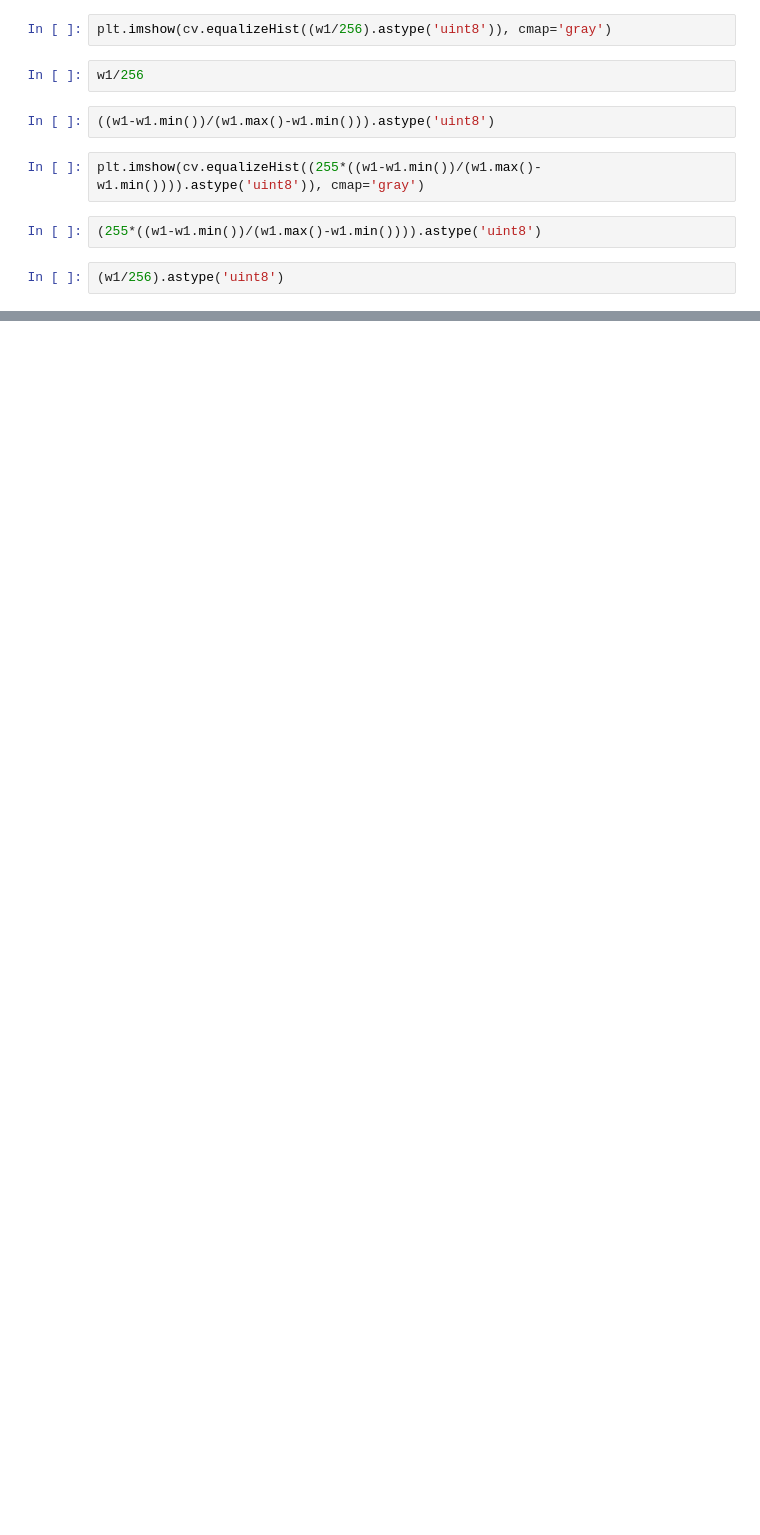
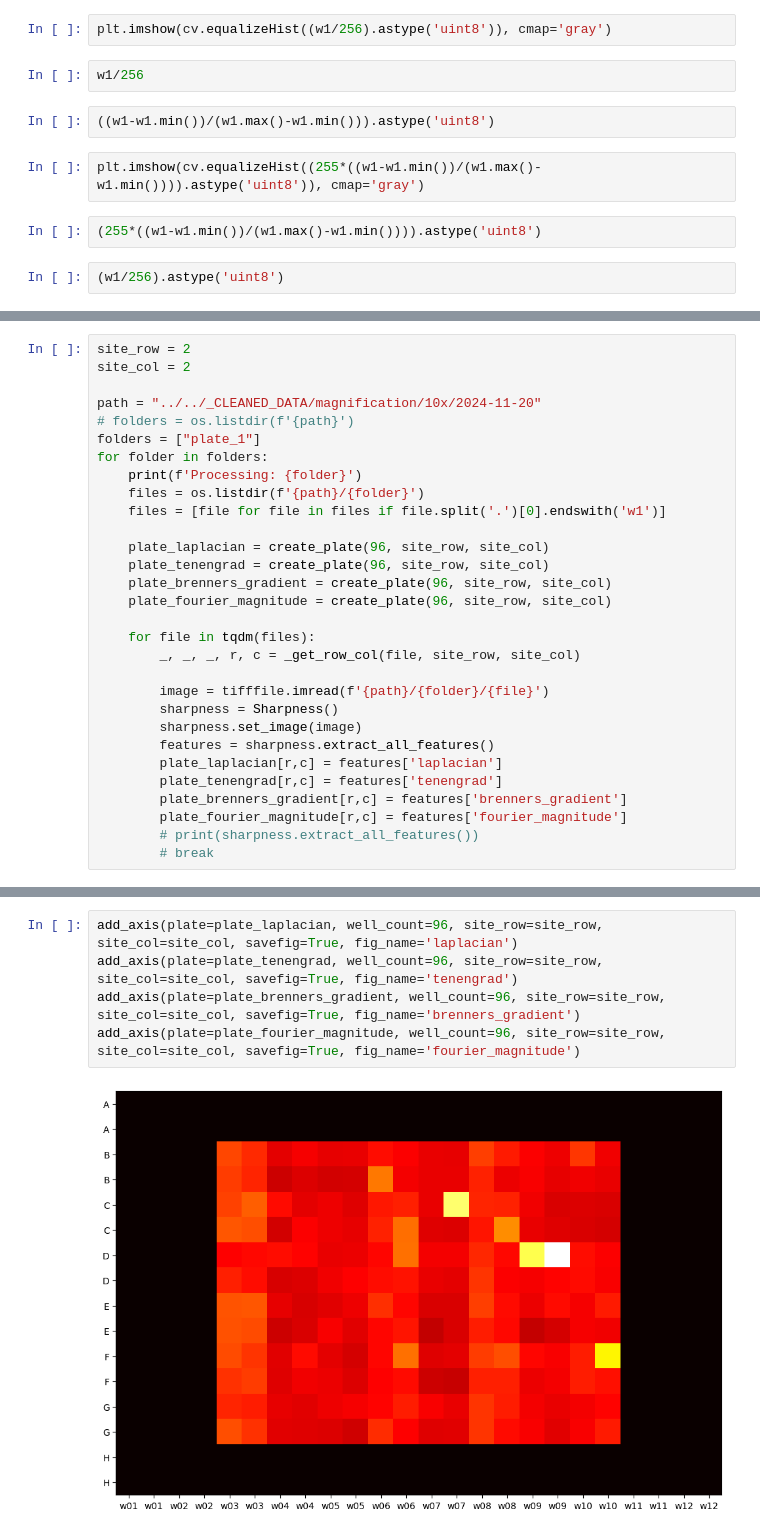
Before and after one commit to HMS-IAC/dashai, a Jupyter notebook: scripts/cell_count.ipynb, the cells around one changed output, grey strips where cells are left out. Saved outputs shown, nothing was run; the diff lists cells and outputs as text; blank space fills up the shorter version.

```diff
--- a/scripts/cell_count.ipynb
+++ b/scripts/cell_count.ipynb
@@ -239,0 +378,30 @@ plt.imshow(cv.equalizeHist((255*((w1-w1.min())/(w1.max()-w1.min()))).astype('uin
+# %%
+site_row = 2
+site_col = 2
+
+path = "../../_CLEANED_DATA/magnification/10x/2024-11-20"
+# folders = os.listdir(f'{path}')
+folders = ["plate_1"]
+for folder in folders:
+    print(f'Processing: {folder}')
+    files = os.listdir(f'{path}/{folder}')
+    files = [file for file in files if file.split('.')[0].endswith('w1')]
+
+    plate_laplacian = create_plate(96, site_row, site_col)
+    plate_tenengrad = create_plate(96, site_row, site_col)
+    plate_brenners_gradient = create_plate(96, site_row, site_col)
+    plate_fourier_magnitude = create_plate(96, site_row, site_col)
+
+    for file in tqdm(files):
+        _, _, _, r, c = _get_row_col(file, site_row, site_col)
+
+        image = tifffile.imread(f'{path}/{folder}/{file}')
+        sharpness = Sharpness()
+        sharpness.set_image(image)
+        features = sharpness.extract_all_features()
+        plate_laplacian[r,c] = features['laplacian']
+        plate_tenengrad[r,c] = features['tenengrad']
+        plate_brenners_gradient[r,c] = features['brenners_gradient']
+        plate_fourier_magnitude[r,c] = features['fourier_magnitude']
+        # print(sharpness.extract_all_features())
+        # break
@@ -239,0 +421,7 @@ plt.imshow(cv.equalizeHist((255*((w1-w1.min())/(w1.max()-w1.min()))).astype('uin
+# %%
+add_axis(plate=plate_laplacian, well_count=96, site_row=site_row, site_col=site_col, savefig=True, fig_name='laplacian')
+add_axis(plate=plate_tenengrad, well_count=96, site_row=site_row, site_col=site_col, savefig=True, fig_name='tenengrad')
+add_axis(plate=plate_brenners_gradient, well_count=96, site_row=site_row, site_col=site_col, savefig=True, fig_name='brenners_gradient')
+add_axis(plate=plate_fourier_magnitude, well_count=96, site_row=site_row, site_col=site_col, savefig=True, fig_name='fourier_magnitude')
+# %% [output]
+[figure, added]
```
Also changed, not shown: parts of 23 cells of this notebook, 8 other files.
